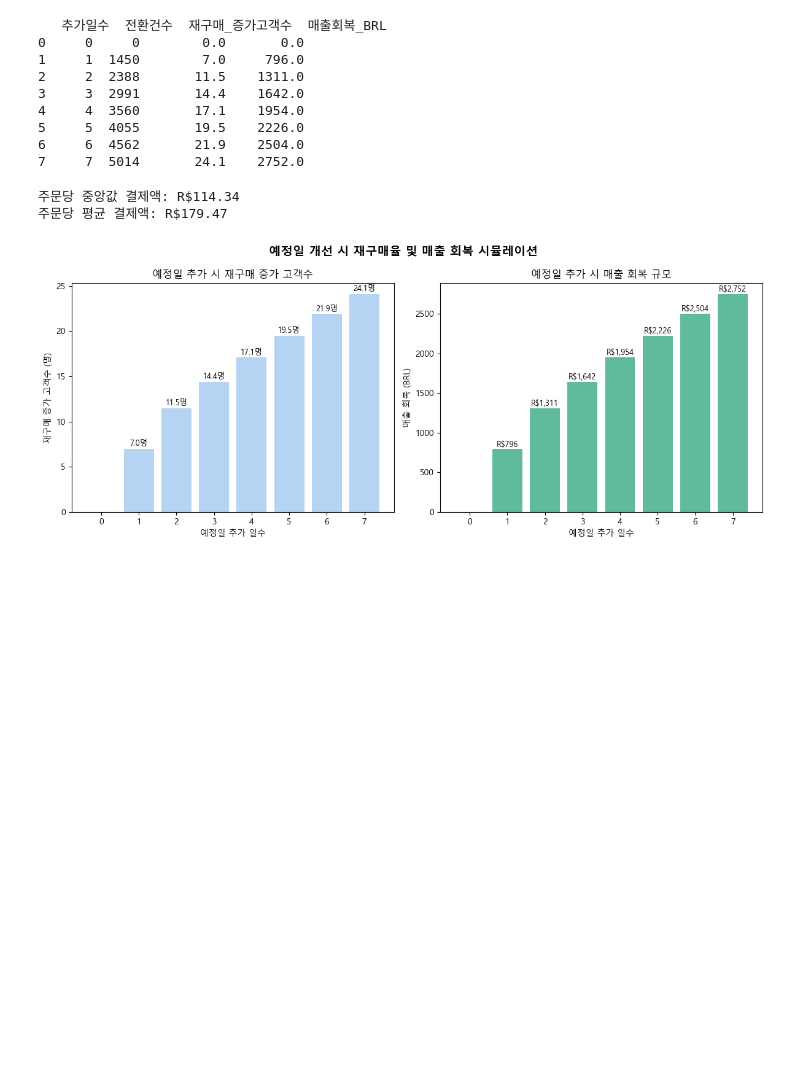
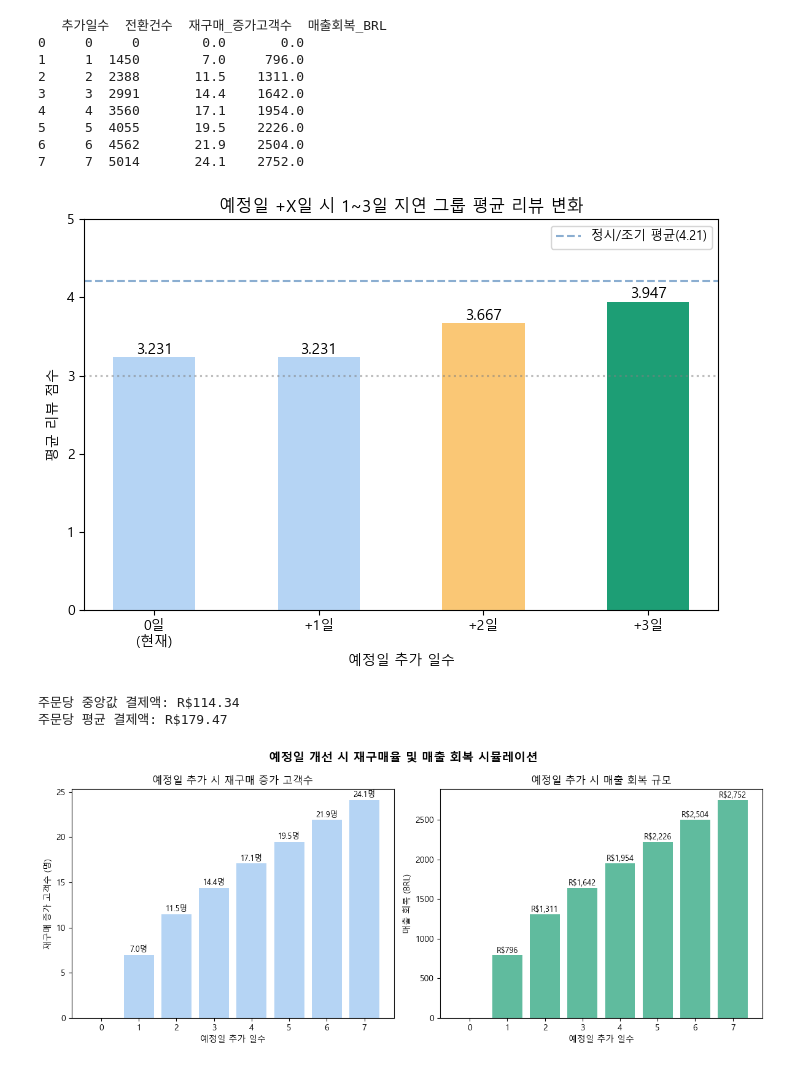
Before and after one commit to KyungminChang/team-oldest-olist-analysis, a Jupyter notebook: notebooks/Funnel_Cohort/NG/ab_test_eta.ipynb, the cells around one changed output. Saved outputs shown, nothing was run; the diff lists cells and outputs as text; code cells hidden in the pictures; blank space fills up the shorter version.

```diff
--- a/notebooks/Funnel_Cohort/NG/ab_test_eta.ipynb
+++ b/notebooks/Funnel_Cohort/NG/ab_test_eta.ipynb
@@ -172,6 +256,33 @@ print(results2_df.to_string())
 5     5  4055       19.5    2226.0
 6     6  4562       21.9    2504.0
 7     7  5014       24.1    2752.0
+# %%
+fig, ax = plt.subplots(figsize=(7, 5))
+
+x = [0, 1, 2, 3]
+colors = ['#B5D4F4', '#B5D4F4', '#FAC775', '#1D9E75']
+values = results3_df['1~3일지연_예상리뷰'].tolist()
+
+bars = ax.bar(x, values, color=colors, width=0.5)
+ax.set_title('예정일 +X일 시 1~3일 지연 그룹 평균 리뷰 변화', fontsize=12)
+ax.set_xlabel('예정일 추가 일수')
+ax.set_ylabel('평균 리뷰 점수')
+ax.set_ylim(0, 5)
+ax.set_xticks([0, 1, 2, 3])
+ax.set_xticklabels(['0일\n(현재)', '+1일', '+2일', '+3일'])
+ax.axhline(y=4.21, color='#185FA5', linestyle='--', alpha=0.5, label='정시/조기 평균(4.21)')
+ax.axhline(y=3.0, color='gray', linestyle=':', alpha=0.5)
+ax.legend(fontsize=9)
+
+for bar, val in zip(bars, values):
+    ax.text(bar.get_x() + bar.get_width()/2, bar.get_height() + 0.05,
+            f'{val:.3f}', ha='center', fontsize=11)
+
+plt.tight_layout()
+plt.savefig('ab_test_1to3day_review.png', dpi=150, bbox_inches='tight')
+plt.show()
+# %% [output]
+[figure, added]
 # %%
 print(f"주문당 중앙값 결제액: R${avg_payment:.2f}")
 print(f"주문당 평균 결제액: R${df['payment_value_total'].mean():.2f}")
```
Also changed, not shown: parts of 3 cells of this notebook, 3 other files.
